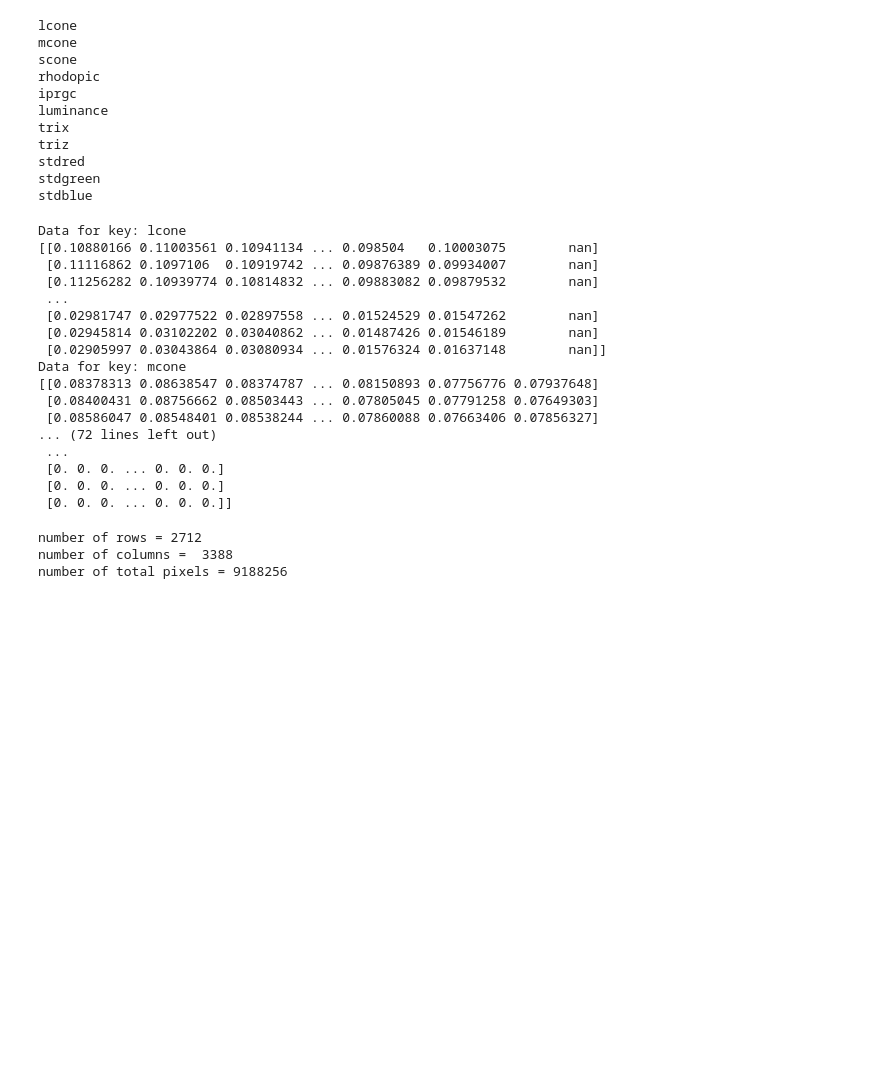
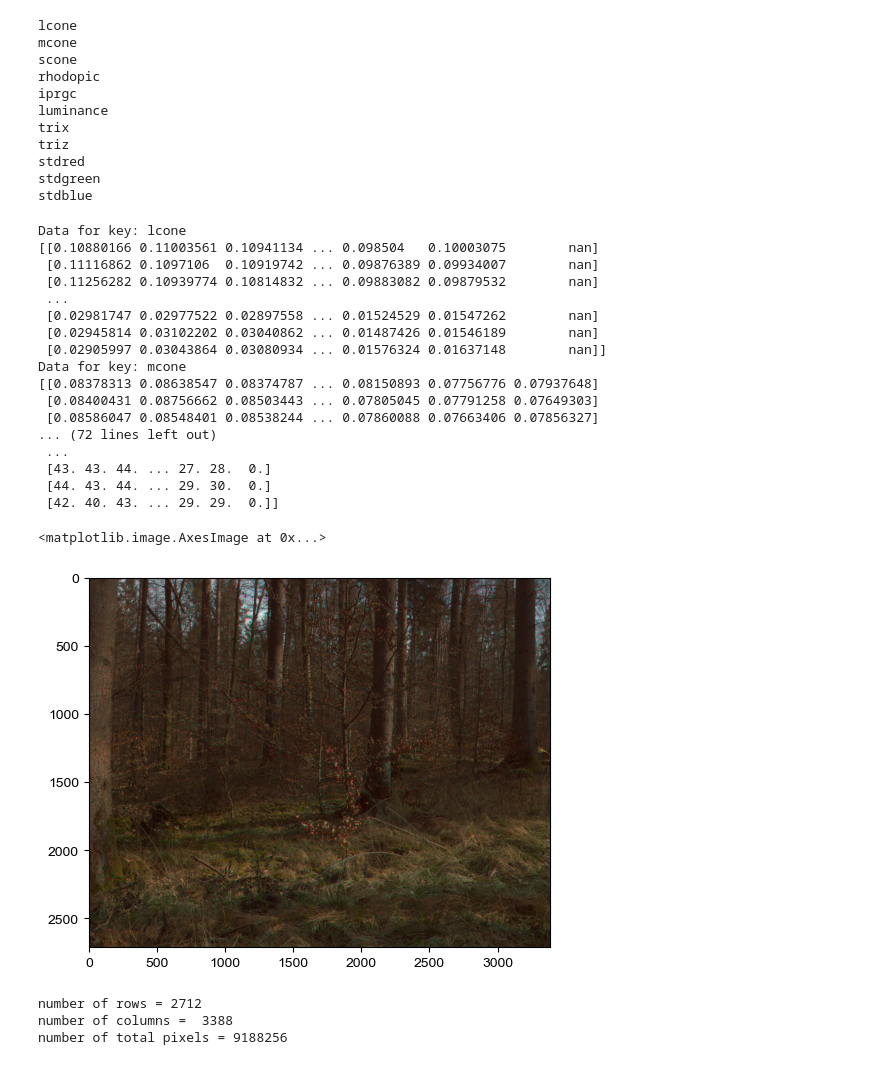
Before and after one commit to tscnlab/TabandehEtAl_iScience_2025, a Jupyter notebook: WP_derivatives.ipynb, the cells around one changed output. Drawn from its saved outputs; the diff is of its cells as text; code cells hidden in the pictures; blank space fills up the shorter version.

Commit message:
Final figure tweaks

```diff
--- a/WP_derivatives.ipynb
+++ b/WP_derivatives.ipynb
@@ -35,7 +35,7 @@ metadata_dir = f'{root_dir}\\metadata'
 # Load the npz file with timestamp 20230616T1400
 
 WP_derivatve_example = np.load(
-    f'{wp_derivatives_dir}\\1013_20230616\\1013_20230616T1400\wp690_20230616T1400.npz'
+    f'{wp_derivatives_dir}\\1047_20240320\\1047_20240320T1500\wp690_20240320T1500.npz'
 )
 # %%
 # Iterate over the arrays and print keys
@@ -75,9 +75,16 @@ Data for key: mcone
  [0.08586047 0.08548401 0.08538244 ... 0.07860088 0.07663406 0.07856327]
 ... (72 lines left out)
  ...
- [0. 0. 0. ... 0. 0. 0.]
- [0. 0. 0. ... 0. 0. 0.]
- [0. 0. 0. ... 0. 0. 0.]]
+ [43. 43. 44. ... 27. 28.  0.]
+ [44. 43. 44. ... 29. 30.  0.]
+ [42. 40. 43. ... 29. 29.  0.]]
+# %%
+rgb = np.stack((WP_derivatve_example['stdred'], WP_derivatve_example['stdgreen'], WP_derivatve_example['stdblue']), axis=-1)
+
+plt.imshow(rgb.astype('uint8'))
+# %% [output]
+<matplotlib.image.AxesImage at 0x...>
+[figure, added]
 # %%
 # The 2D numpy array of key {iprgc}
 
```
Also changed, not shown: 16 other files.
